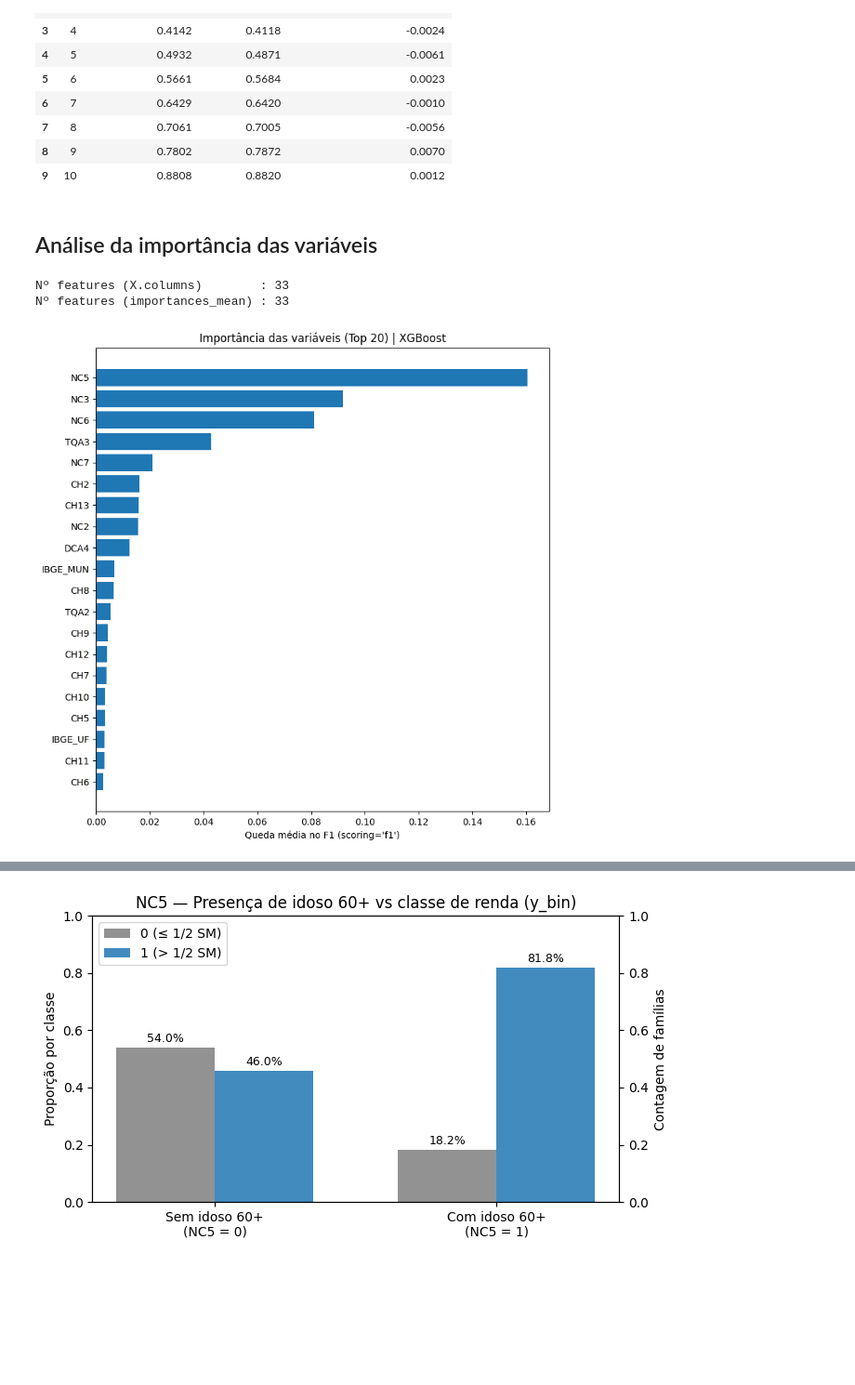
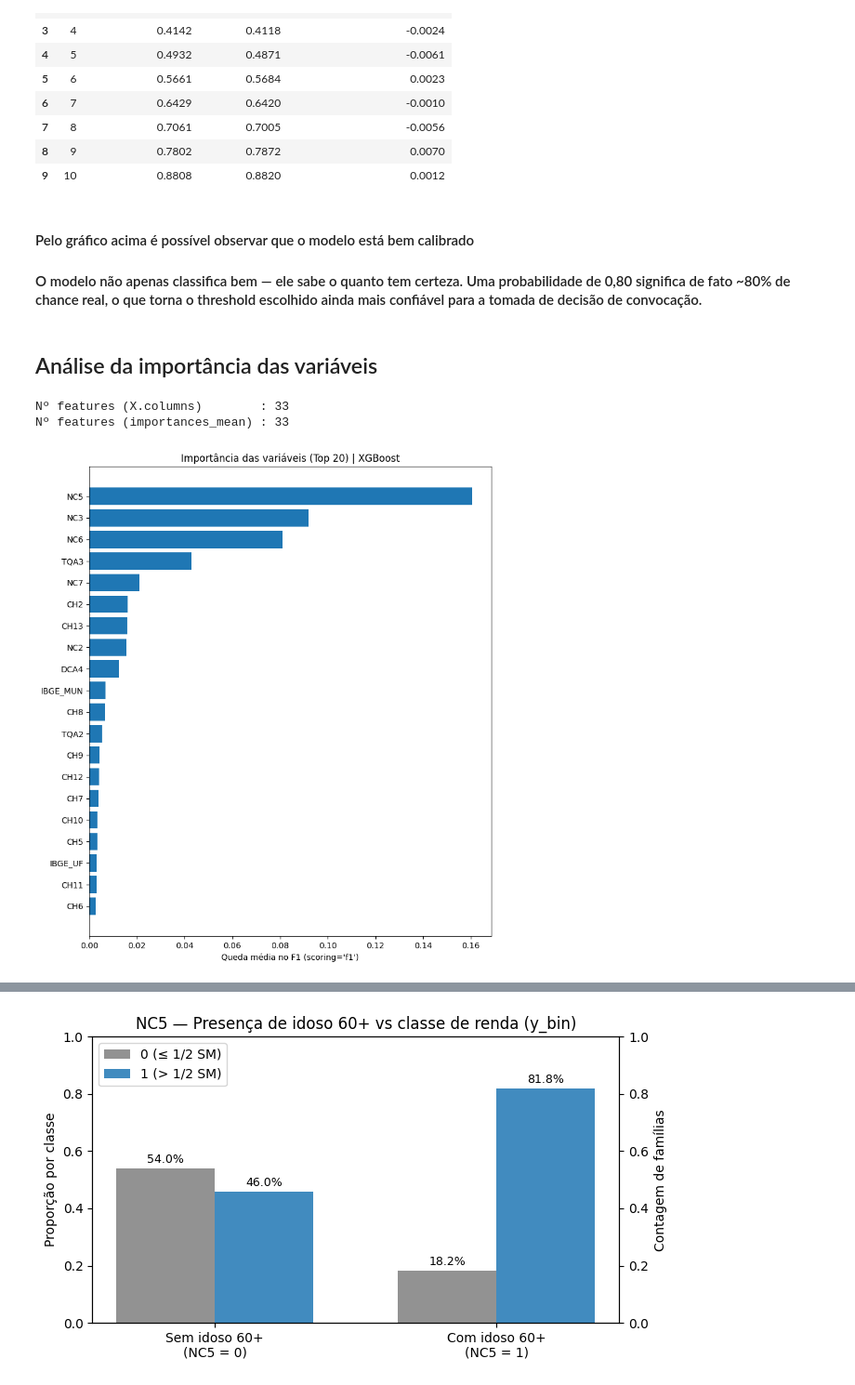
Before and after one commit to mariananresende/predicao_classe_renda_informal, a Jupyter notebook: ML_df_prop_binario_ivcad.ipynb, the cells around one changed output, grey strips where cells are left out. Shown at 93% size. Drawn from its saved outputs; the diff is of its cells as text; code cells hidden in the pictures; blank space fills up the shorter version.

```diff
--- a/ML_df_prop_binario_ivcad.ipynb
+++ b/ML_df_prop_binario_ivcad.ipynb
@@ -1181,49 +1309,109 @@ display(df_calib)
 | 7 | 8 | 0.7061 | 0.7005 | -0.0056 |
 | 8 | 9 | 0.7802 | 0.7872 | 0.0070 |
 | 9 | 10 | 0.8808 | 0.8820 | 0.0012 |
+# %% [markdown]
+#### Pelo gráfico acima é possível observar que o modelo está bem calibrado
+
+#### O modelo não apenas classifica bem — ele sabe o quanto tem certeza. Uma probabilidade de 0,80 significa de fato ~80% de chance real, o que torna o threshold escolhido ainda mais confiável para a tomada de decisão de convocação.
 # %% [markdown]
 ## Análise da importância das variáveis
 # %%
 from sklearn.inspection import permutation_importance
 import pandas as pd
 
+# ------------------------------------------------------------
+# MAPEAMENTO DE NOMES
+# ------------------------------------------------------------
+NOMES_VARIAVEIS = {
+    "NC1":  "Presença de criança de 0 a 3 anos",
+    "NC2":  "Presença de criança de 0 a 6 anos",
+    "NC3":  "Presença de criança de 0 a 12 anos",
+    "NC4":  "Presença de pessoa com deficiência",
+    "NC5":  "Presença de idoso de 60 anos ou mais",
+    "NC6":  "Metade ou menos dos membros está em idade adulta (18 a 59 anos)",
+    "NC7":  "Metade ou menos dos membros é do sexo feminino e está em idade adulta (18 a 59 anos) e que possuam membros com idade até 12 anos, ou com 60 anos ou mais ou que tenha pessoa com deficiência",
+    "DPI1": "Possui criança de 4 a 6 anos que não frequenta ou nunca frequentou creche/pré-escola/escola",
+    "DPI2": "Possui criança de 0 a 6 anos que não frequenta ou nunca frequentou creche/pré-escola/escola",
+    "DPI3": "Possui criança de 0 a 6 anos que não seja filho ou enteado do responsável familiar",
+    "DCA1": "Possui criança ou adolescente de 7 a 15 anos trabalhando",
+    "DCA2": "Possui adolescente de 15 a 17 anos fora da escola",
+    "DCA3": "Possui criança ou adolescente de 7 a 17 anos fora da escola",
+    "DCA4": "Possui criança ou adolescente de 10 a 17 anos analfabeto",
+    "DCA5": "Possui criança ou adolescente de 10 a 17 anos com mais de 2 anos de atraso escolar",
+    "TQA1": "Presença de adulto analfabeto ou analfabeto funcional",
+    "TQA2": "Presença de adulto sem ensino fundamental completo",
+    "TQA3": "Presença de adulto sem ensino médio completo",
+    "TQA4": "Nenhum adulto ocupado",
+    "TQA5": "Nenhum adulto ocupado no setor formal",
+    "CH1":  "Domicílio particular improvisado ou situação de rua",
+    "CH2":  "Densidade de mais de 3 moradores por dormitório",
+    "CH5":  "Domicílio sem parede nem piso com material permanente",
+    "CH6":  "Domicílio sem parede ou piso com material permanente",
+    "CH7":  "Domicílio sem acesso adequado à água de rede geral de distribuição",
+    "CH8":  "Domicílio sem acesso adequado à água",
+    "CH9":  "Domicílio sem banheiro ou sanitário",
+    "CH10": "Domicílio sem esgotamento sanitário adequado",
+    "CH11": "Lixo não é coletado de forma direta",
+    "CH12": "Lixo não é coletado de forma direta ou indireta",
+    "CH13": "Domicílio sem acesso à eletricidade com medidor",
+    "CH14": "Domicílio sem acesso à eletricidade",
+}
+
+# ------------------------------------------------------------
+# FUNÇÃO
+# ------------------------------------------------------------
 def plot_importancia(pipe, X, y, top_n=20, titulo="XGBoost"):
-    # Nomes das features de entrada (antes do preprocessor)
+
     feat_names = list(X.columns)
 
     r = permutation_importance(
         pipe, X, y,
         n_repeats=5,
         random_state=SEED,
         scoring="f1"
     )
 
     print(f"Nº features (X.columns)        : {len(feat_names)}")
     print(f"Nº features (importances_mean) : {len(r.importances_mean)}")
 
     imp = (
         pd.DataFrame({
             "feature":    feat_names,
             "importance": r.importances_mean
         })
         .sort_values("importance", ascending=False)
         .head(top_n)
     )
 
-    fig, ax = plt.subplots(figsize=(8, top_n * 0.4))
+    imp["descricao"] = imp["feature"].map(NOMES_VARIAVEIS).fillna(imp["feature"])
+
+    # ── Gráfico: apenas o código no eixo Y ───────────────────
+    fig, ax = plt.subplots(figsize=(8, top_n * 0.45))
     ax.barh(imp["feature"][::-1], imp["importance"][::-1], color=AZUL)
     ax.set_title(f"Importância das variáveis (Top {top_n}) | {titulo}")
     ax.set_xlabel("Queda média no F1 (scoring='f1')")
     ax.grid(False)
     plt.tight_layout()
     plt.show()
 
-    return imp
+    # ── Tabela: código + descrição completa ──────────────────
+    tabela = imp[["feature", "descricao", "importance"]].rename(columns={
+        "feature":    "Código",
+        "descricao":  "Descrição",
+        "importance": "Importância (queda F1)"
+    }).reset_index(drop=True)
 
-# Execução
+    # Exibe sem truncar a descrição
+    with pd.option_context("display.max_colwidth", 300):
+        display(tabela)
+
+    return tabela
+
+# ------------------------------------------------------------
+# EXECUÇÃO
+# ------------------------------------------------------------
 imp_df = plot_importancia(pipe_final, X_test, y_test, top_n=20)
-display(imp_df)
 # %% [output]
 Nº features (X.columns)        : 33
 Nº features (importances_mean) : 33
-[figure, old version]
+[figure, new version]
```
Also changed, not shown: parts of 17 cells of this notebook, 5 other files.
